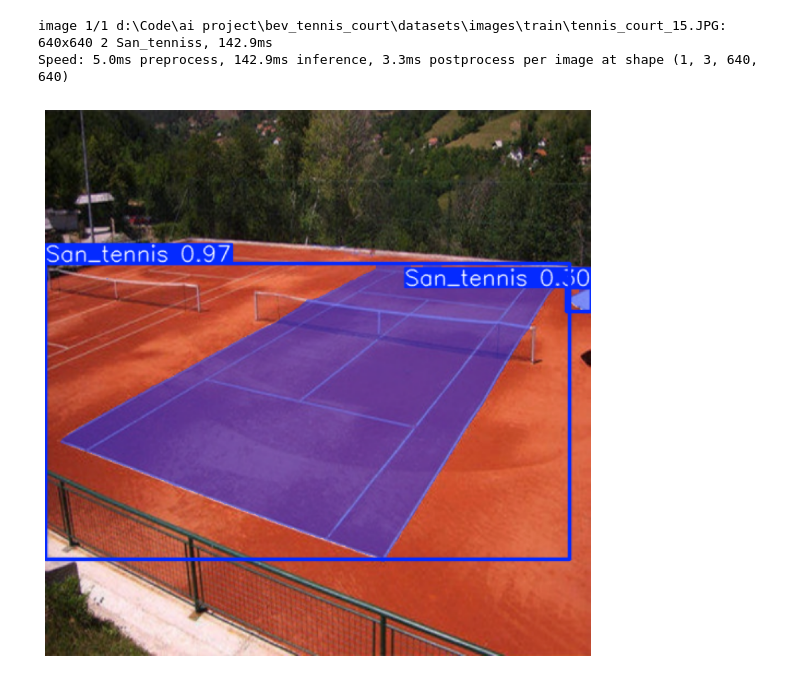
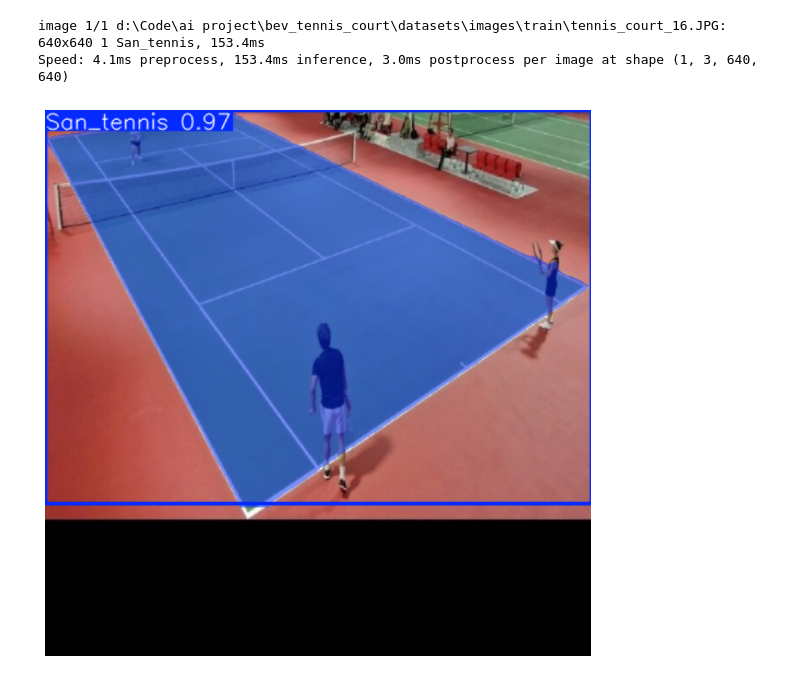
Before and after one commit to Dinameo/bev_tennis_court, a Jupyter notebook: find_by_yolo_v8.ipynb, the cells around one changed output. Drawn from its saved outputs; the diff is of its cells as text; code cells hidden in the pictures.

```diff
--- a/find_by_yolo_v8.ipynb
+++ b/find_by_yolo_v8.ipynb
@@ -11,29 +50,29 @@ results = model.train(data=config_link, epochs=epochs)
 # %%
 from ultralytics import YOLO
 import matplotlib.pyplot as plt
 import cv2
 import numpy as np
 
-link_model = './datasets/runs/segment/train2/weights/best.pt'
-link_img = './datasets/images/train/tennis_court_15.JPG'
+link_model = './runs/segment/train/weights/best.pt'
+link_img = './datasets/images/train/tennis_court_16.JPG'
 
 
 model = YOLO(link_model)
 
 img = cv2.imread(link_img)
 results = model(link_img)
 
 for r in results:
     im_array = r.plot()
     plt.figure(figsize=(10, 10))
 
     plt.imshow(cv2.cvtColor(im_array, cv2.COLOR_BGR2RGB))
     plt.axis('off')
     plt.show()
 # %% [output]
-image 1/1 d:\Code\ai project\bev_tennis_court\datasets\images\train\tennis_court_15.JPG: 640x640 2 San_tenniss, 142.9ms
-Speed: 5.0ms preprocess, 142.9ms inference, 3.3ms postprocess per image at shape (1, 3, 640, 640)
+image 1/1 d:\Code\ai project\bev_tennis_court\datasets\images\train\tennis_court_16.JPG: 640x640 1 San_tennis, 153.4ms
+Speed: 4.1ms preprocess, 153.4ms inference, 3.0ms postprocess per image at shape (1, 3, 640, 640)
-[figure, old version]
+[figure, new version]
 # %%
 model.export(format="onnx")
 # %% [output]
```
Also changed, not shown: parts of 3 cells of this notebook, 59 other files.
